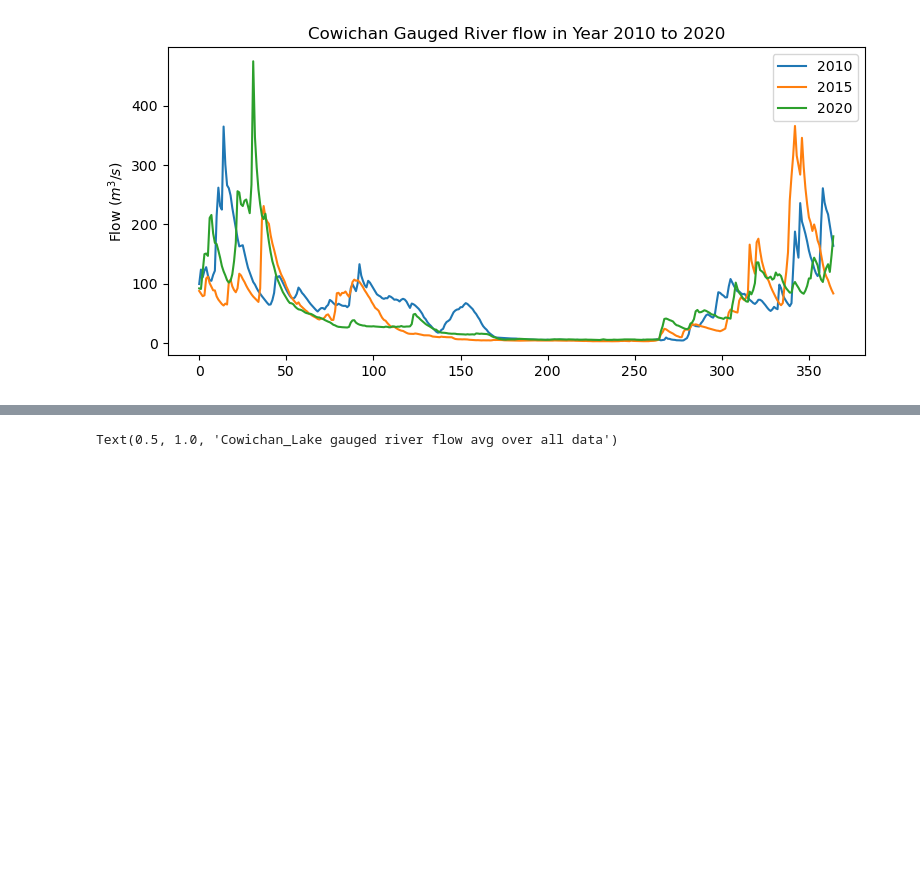
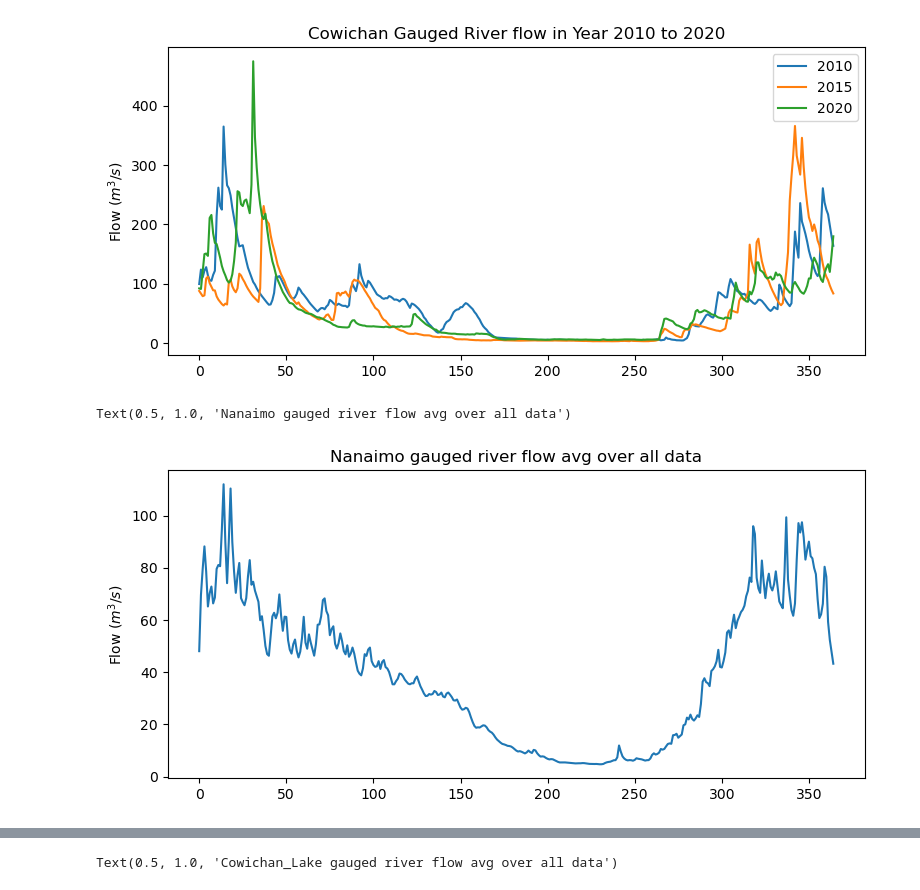
Before and after one commit to SalishSeaCast/analysis-cassidy, a Jupyter notebook: notebooks/compare_daily_river/compare_river_flows.ipynb, the cells around one changed output, grey strips where cells are left out. Drawn from its saved outputs; the diff is of its cells as text; code cells hidden in the pictures; blank space fills up the shorter version.

```diff
--- a/notebooks/compare_daily_river/compare_river_flows.ipynb
+++ b/notebooks/compare_daily_river/compare_river_flows.ipynb
@@ -141,3 +161,18 @@ November = wrangle_df(Cowichan_Lake, 'Nov', 11, 30)
 December = wrangle_df(Cowichan_Lake, 'Dec', 12, 31)
 
 Cowichan_Lake = pd.DataFrame(np.vstack((January.to_numpy(), February.to_numpy(), March.to_numpy(), April.to_numpy(), May.to_numpy(), June.to_numpy(), July.to_numpy(), August.to_numpy(), September.to_numpy(), October.to_numpy(), November.to_numpy(), December.to_numpy())), columns= ['YYYY', 'DD', 'DISCHARGE', 'MM'])
+# %%
+January = wrangle_df(Nanaimo, 'Jan', 1, 31)
+February = wrangle_df(Nanaimo, 'Feb', 2, 28)
+March = wrangle_df(Nanaimo, 'Mar', 3, 31)
+April = wrangle_df(Nanaimo, 'Apr', 4, 30)
+May = wrangle_df(Nanaimo, 'May', 5, 31)
+June = wrangle_df(Nanaimo, 'Jun', 6, 30)
+July = wrangle_df(Nanaimo, 'Jul', 7, 31)
+August = wrangle_df(Nanaimo, 'Aug', 8, 31)
+September = wrangle_df(Nanaimo, 'Sep', 9, 30)
+October = wrangle_df(Nanaimo, 'Oct', 10, 31)
+November = wrangle_df(Nanaimo, 'Nov', 11, 30)
+December = wrangle_df(Nanaimo, 'Dec', 12, 31)
+
+Nanaimo = pd.DataFrame(np.vstack((January.to_numpy(), February.to_numpy(), March.to_numpy(), April.to_numpy(), May.to_numpy(), June.to_numpy(), July.to_numpy(), August.to_numpy(), September.to_numpy(), October.to_numpy(), November.to_numpy(), December.to_numpy())), columns= ['YYYY', 'DD', 'DISCHARGE', 'MM'])
@@ -370,3 +420,15 @@ ax.legend()
 # %% [output]
 <matplotlib.legend.Legend at 0x...>
 [figure]
+# %%
+Nanaimo_avg = Nanaimo[['MM', 'DD', 'DISCHARGE']].groupby(by=['MM', 'DD']).mean()
+
+fig, ax = plt.subplots(1, 1, figsize=(9, 4))
+
+ax.plot(range(len(Nanaimo_avg['DISCHARGE'])), Nanaimo_avg['DISCHARGE'])
+
+ax.set_ylabel(r'Flow ($m^3/s$)')
+ax.set_title('Nanaimo gauged river flow avg over all data')
+# %% [output]
+Text(0.5, 1.0, 'Nanaimo gauged river flow avg over all data')
+[figure, added]
```
Also changed, not shown: parts of 11 cells of this notebook, 2 other files.
